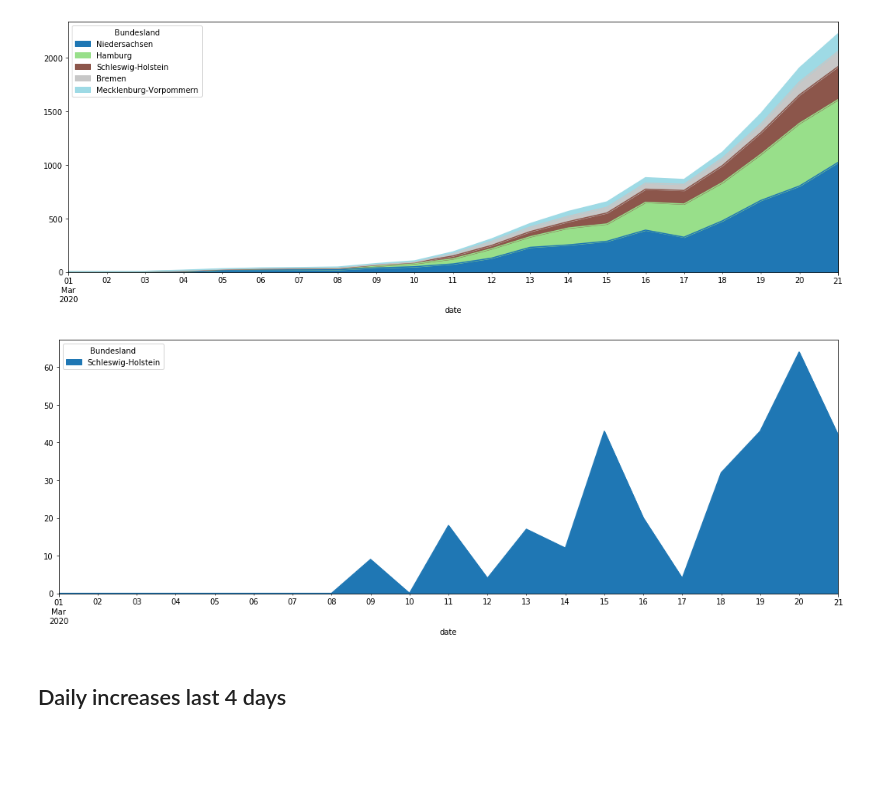
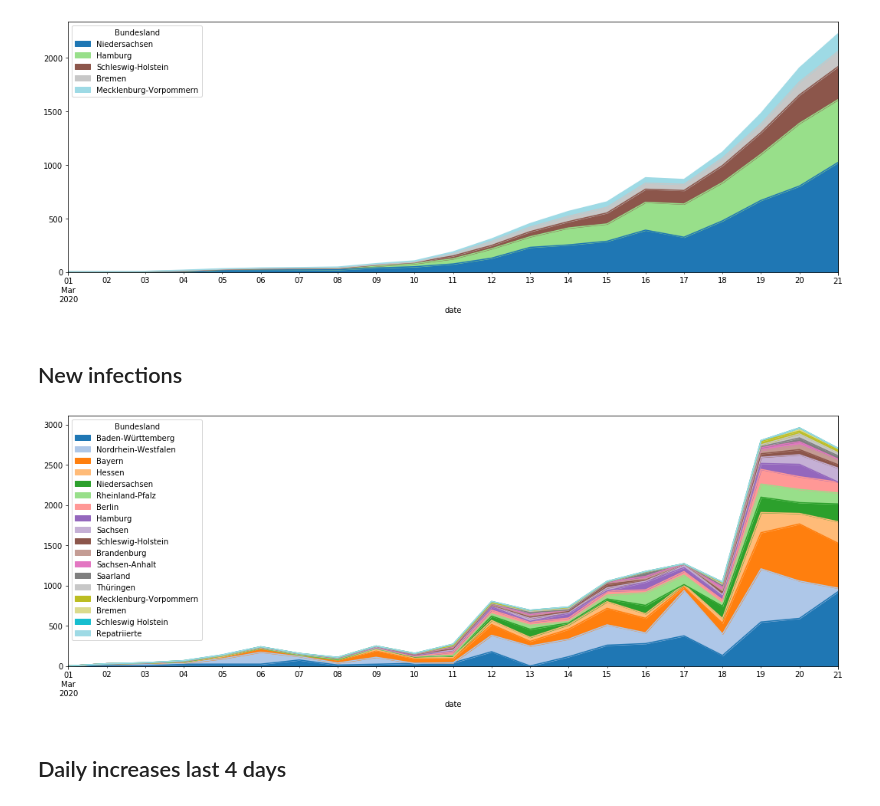
Before and after one commit to whitebearded/covid19-timeseries-germany-by-state, a Jupyter notebook: corona_by_german_state.ipynb, the cells around one changed output. Saved outputs shown, nothing was run; the diff lists cells and outputs as text; code cells hidden in the pictures; blank space fills up the shorter version.

```diff
--- a/corona_by_german_state.ipynb
+++ b/corona_by_german_state.ipynb
@@ -175,10 +193,12 @@ plot2 = confirmed[['Niedersachsen','Hamburg','Schleswig-Holstein','Bremen', 'Mec
 [figure]
 # %%
 plot2.get_figure().savefig("images/area_chart_infections_germany_northern_germany.png")
+# %% [markdown]
+## New infections
 # %%
-plot3 = confirmed[['Schleswig-Holstein']].diff().plot(figsize=(18,6), kind='area', cmap="tab20")
+plot3 = confirmed.diff().clip(lower=0).plot(figsize=(18,6), kind='area', cmap="tab20")
 # %% [output]
-[figure, old version]
+[figure, new version]
 # %% [markdown]
 ## Daily increases last 4 days
 # %%
```
Also changed, not shown: parts of 1 cell of this notebook.
